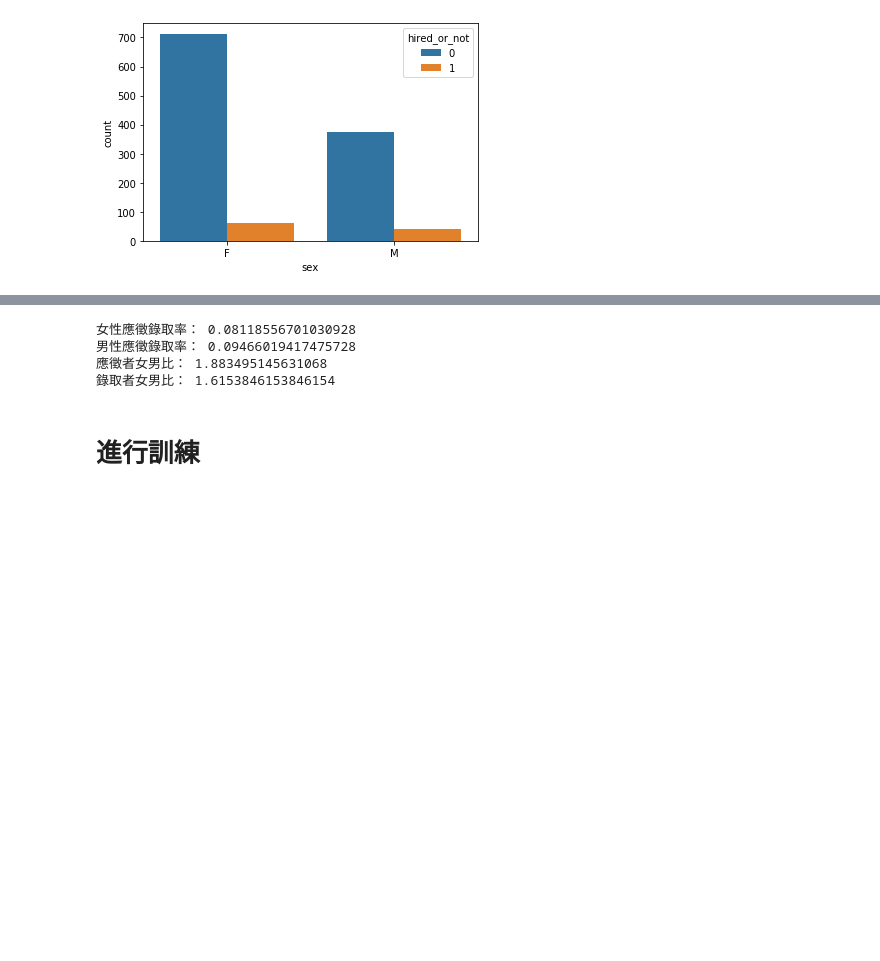
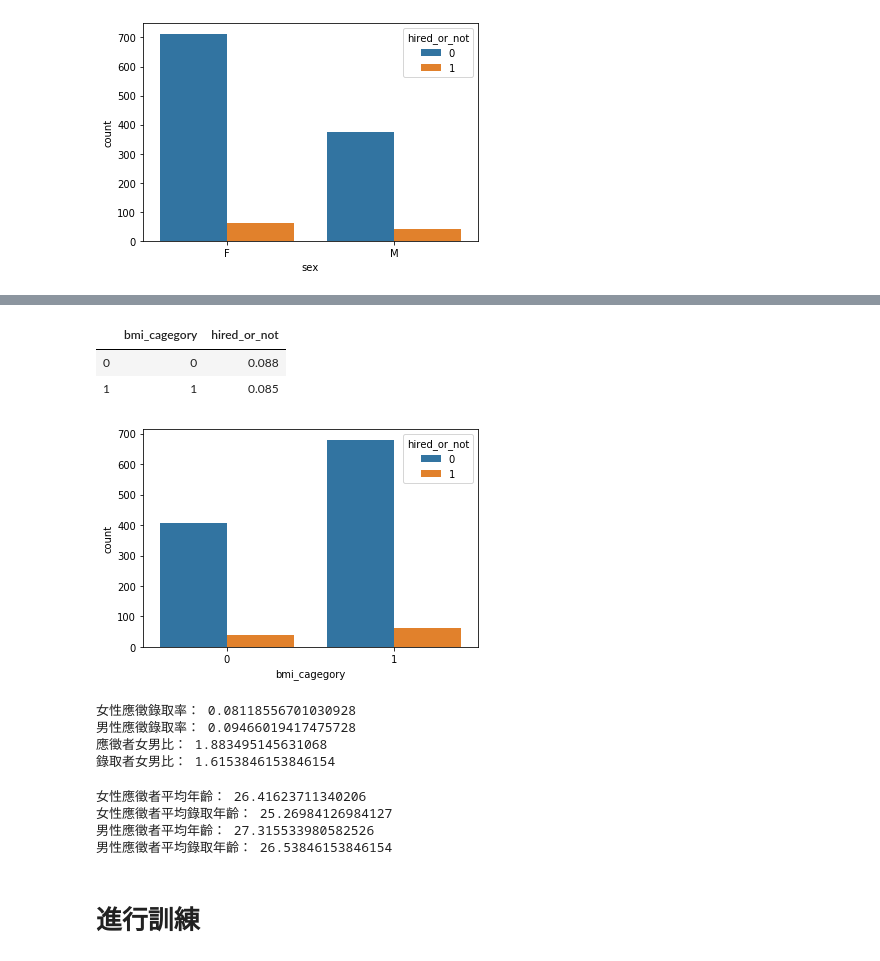
Before and after one commit to vandoris/myProject, a Jupyter notebook: recruit.ipynb, the cells around one changed output, grey strips where cells are left out. Saved outputs shown, nothing was run; the diff lists cells and outputs as text; code cells hidden in the pictures; blank space fills up the shorter version.

```diff
--- a/recruit.ipynb
+++ b/recruit.ipynb
@@ -71,3 +100,12 @@ display(data[['sex','hired_or_not']].groupby(['sex'], as_index=False).mean().rou
+# %%
+# BMI
+sns.countplot(data['bmi_cagegory'], hue=data['hired_or_not'])
+display(data[['bmi_cagegory','hired_or_not']].groupby(['bmi_cagegory'], as_index=False).mean().round(3))
+# %% [output]
+|  | bmi_cagegory | hired_or_not |
+| 0 | 0 | 0.088 |
+| 1 | 1 | 0.085 |
+[figure, added]
 # %%
 mask1 = data['sex'] == 'F'
 mask2 = data['hired_or_not'] == 1
@@ -83,6 +121,16 @@ print("錄取者女男比：", len(data[(mask1 & mask2)]) / len(data[(mask3 & ma
 男性應徵錄取率： 0.09466019417475728
 應徵者女男比： 1.883495145631068
 錄取者女男比： 1.6153846153846154
+# %%
+print("女性應徵者平均年齡：", data[data['sex']=='F'].apply_age.mean())
+print("女性應徵者平均錄取年齡：", data[(mask1 & mask2)].apply_age.mean())
+print("男性應徵者平均年齡：", data[data['sex']=='M'].apply_age.mean())
+print("男性應徵者平均錄取年齡：", data[(mask3 & mask4)].apply_age.mean())
+# %% [output]
+女性應徵者平均年齡： 26.41623711340206
+女性應徵者平均錄取年齡： 25.26984126984127
+男性應徵者平均年齡： 27.315533980582526
+男性應徵者平均錄取年齡： 26.53846153846154
 # %% [markdown]
 # 進行訓練
 # %%
```
Also changed, not shown: parts of 39 cells of this notebook.
